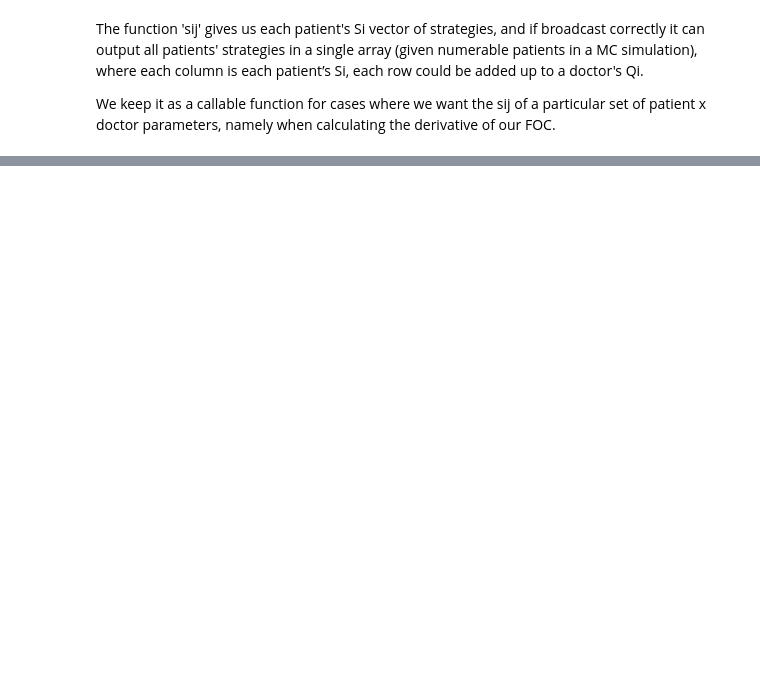
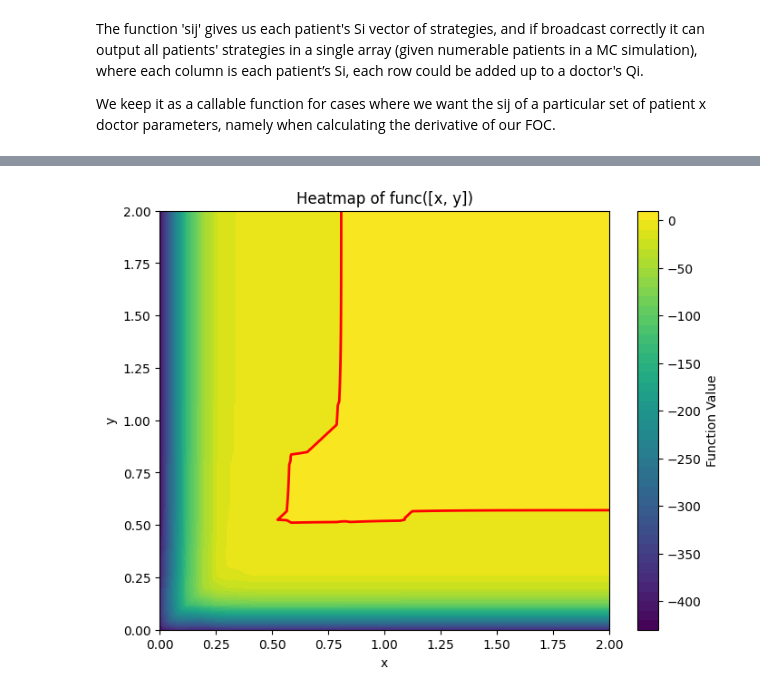
Before and after one commit to LeonTagle/Thesis-Models, a Jupyter notebook: Models.ipynb, the cells around one changed output, grey strips where cells are left out. Saved outputs shown, nothing was run; the diff lists cells and outputs as text; code cells hidden in the pictures; blank space fills up the shorter version.

```diff
--- a/Models.ipynb
+++ b/Models.ipynb
@@ -191,0 +225,24 @@ plt.show()
+# %%
+x = np.linspace(0,2,100)
+y = np.linspace(0,2,100)
+X, Y = np.meshgrid(x, y)
+
+# Flatten the grids and stack them as 1x2 vectors
+XY = np.stack([X.ravel(), Y.ravel()], axis=1)
+
+func2 = lambda x: np.sum(LogitModel.FOC(x, dR, dP))
+
+# Apply the function to each vector
+Z = np.apply_along_axis(func2, 1, XY).reshape(X.shape)
+
+# Create the heatmap
+plt.figure(figsize=(8, 6))
+plt.contourf(X, Y, Z, levels=50, cmap='viridis')
+plt.colorbar(label='Function Value')
+plt.contour(X, Y, Z, levels=[0], colors='red', linewidths=2)
+plt.xlabel('x')
+plt.ylabel('y')
+plt.title('Heatmap of func([x, y])')
+plt.show()
+# %% [output]
+[figure, added]
```
Also changed, not shown: parts of 16 cells of this notebook.
